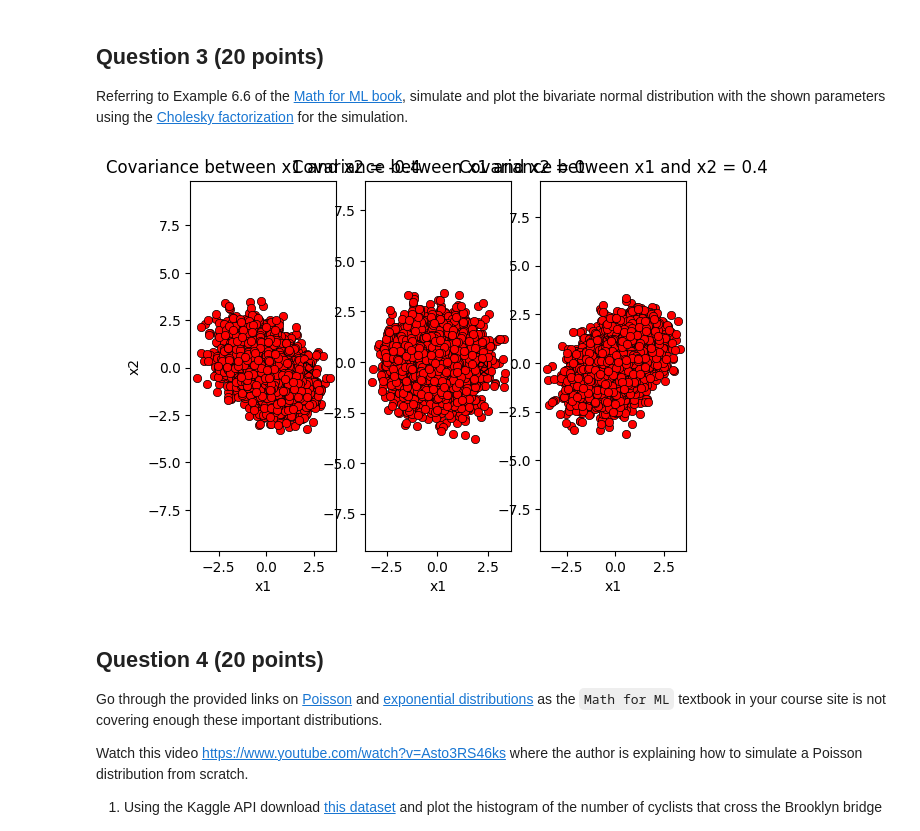
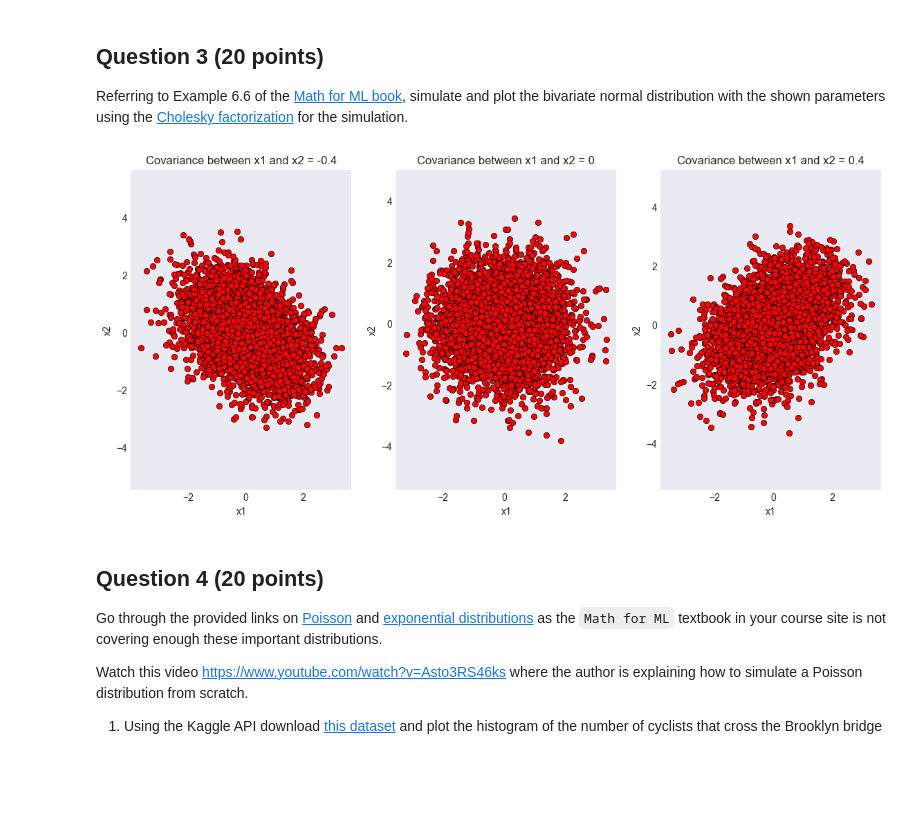
Before and after one commit to vm567/CS634_assignments, a Jupyter notebook: Assignment1/index.ipynb, the cells around one changed output. Cells and saved outputs as stored; diff of their text form; code cells hidden in the pictures; blank space fills up the shorter version.

```diff
--- a/Assignment1/index.ipynb
+++ b/Assignment1/index.ipynb
@@ -40,40 +44,44 @@ Referring to Example 6.6 of the  [Math for ML book](https://mml-book.github.io/b
 import numpy as np
 import matplotlib.pyplot as plt
 from scipy.stats import multivariate_normal
+
+plt.style.use('seaborn-dark')
+plt.rcParams['figure.figsize']=14,6
 
 # Initializing the random seed
 rand_seed=1000
  # covariance values
 cov_val = [-0.4, 0, 0.4]
 
 mean = np.array([0,0])
+
 
 # Iterating over different covariance values
 for idx, val in enumerate(cov_val):
     plt.subplot(1,3,idx+1)
 
     # Initializing the covariance matrix
     cov = np.array([[1, val], [val, 1]])
 
     # Generating a Gaussian bivariate distibution with given mean and covariance matrix
     dist = multivariate_normal(cov = cov, mean = mean,
                                 seed = rand_seed)
 
     # Generating 5000 samples out of the distibution
     x = dist.rvs(size = 5000)
 
     # Plotting the generated samples
     plt.plot(x[:,0],x[:,1], 'o', c='red',
              markeredgewidth = 0.5,
              markeredgecolor = 'black')
     plt.title(f'Covariance between x1 and x2 = {val}')
     plt.xlabel('x1')
     plt.ylabel('x2')
     plt.axis('equal')
 
 plt.show()
 # %% [output]
-[figure, old version]
+[figure, new version]
 # %% [markdown]
 ## Question 4 (20 points)
 
```
Also changed, not shown: parts of 6 cells of this notebook, 5 other files.
